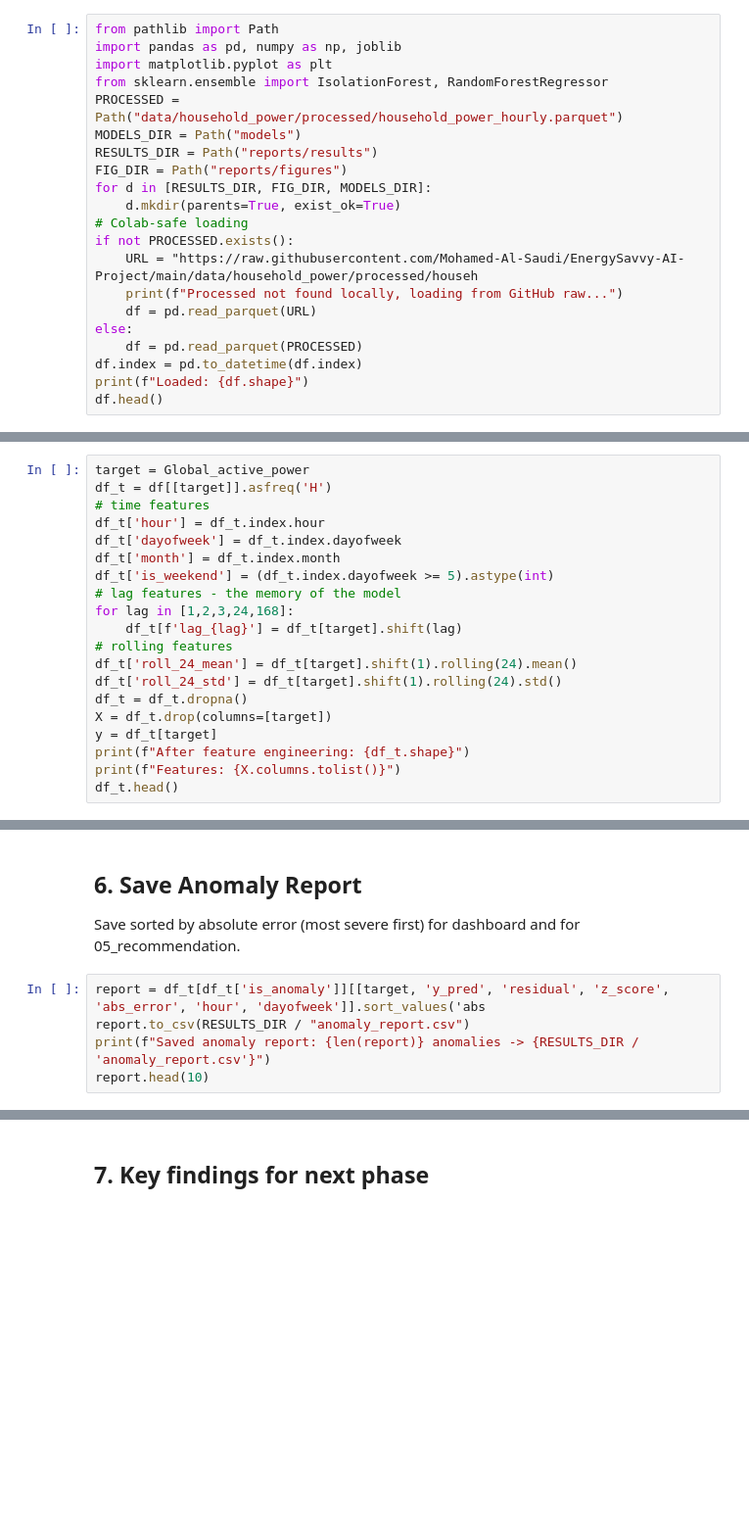
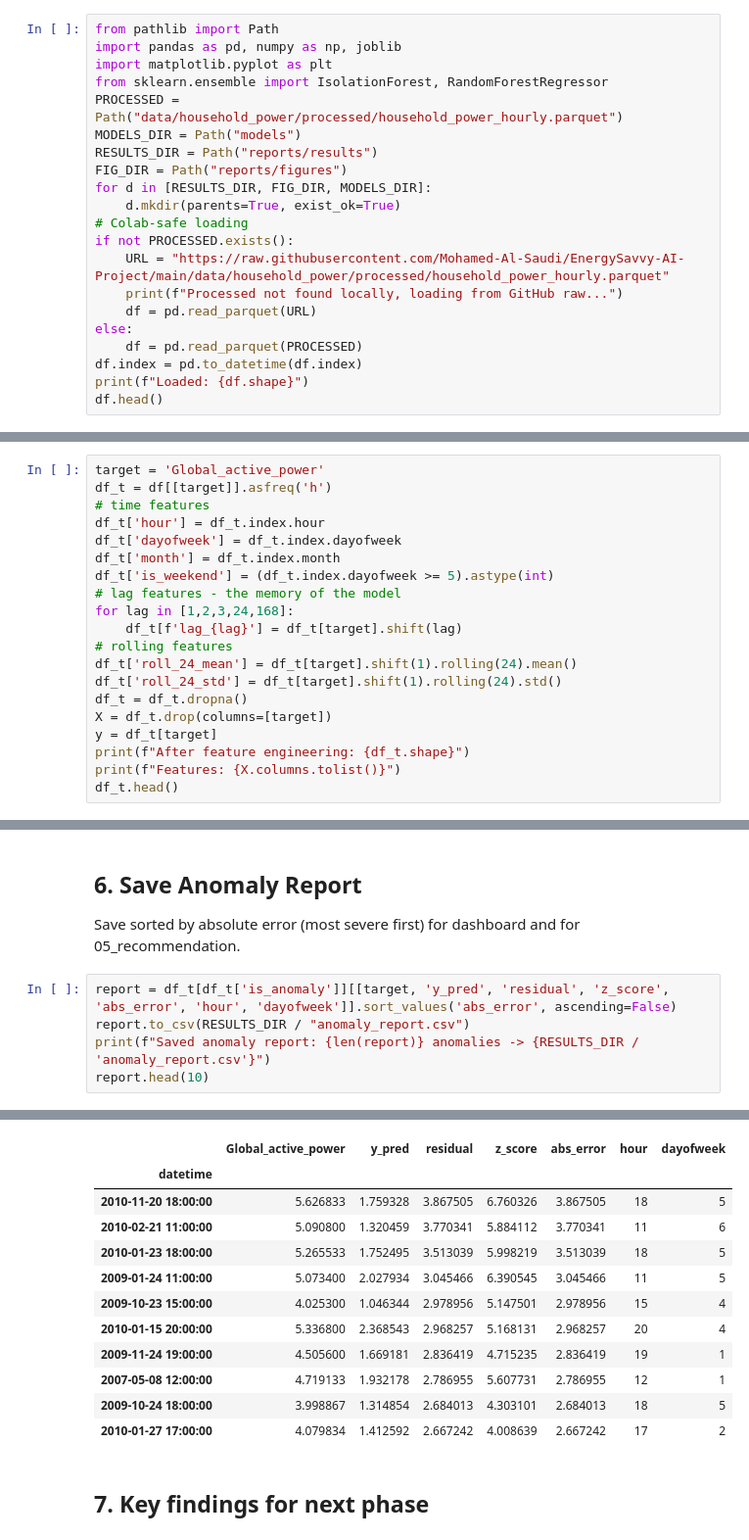
Before and after one commit to Mohamed-Al-Saudi/EnergySavvy-AI-Project, a Jupyter notebook: notebooks/04_anomaly_detection.ipynb, the cells around one changed output, grey strips where cells are left out. Shown at 98% size. Cells and saved outputs as stored; diff of their text form; blank space fills up the shorter version.

```diff
--- a/notebooks/04_anomaly_detection.ipynb
+++ b/notebooks/04_anomaly_detection.ipynb
@@ -28,7 +28,7 @@ for d in [RESULTS_DIR, FIG_DIR, MODELS_DIR]:
     d.mkdir(parents=True, exist_ok=True)
 # Colab-safe loading
 if not PROCESSED.exists():
-    URL = "https://raw.githubusercontent.com/Mohamed-Al-Saudi/EnergySavvy-AI-Project/main/data/household_power/processed/househ
+    URL = "https://raw.githubusercontent.com/Mohamed-Al-Saudi/EnergySavvy-AI-Project/main/data/household_power/processed/household_power_hourly.parquet"
     print(f"Processed not found locally, loading from GitHub raw...")
     df = pd.read_parquet(URL)
 else:
@@ -45,8 +55,8 @@ To reuse the forecasting model, we must recreate exactly the same features:
 
 This ensures our model predictions are consistent.
 # %%
-target = Global_active_power
-df_t = df[[target]].asfreq('H')
+target = 'Global_active_power'
+df_t = df[[target]].asfreq('h')
 # time features
 df_t['hour'] = df_t.index.hour
 df_t['dayofweek'] = df_t.index.dayofweek
@@ -144,7 +182,8 @@ plt.show()
 ## 6. Save Anomaly Report
 Save sorted by absolute error (most severe first) for dashboard and for 05_recommendation.
 # %%
-report = df_t[df_t['is_anomaly']][[target, 'y_pred', 'residual', 'z_score', 'abs_error', 'hour', 'dayofweek']].sort_values('abs
+report = df_t[df_t['is_anomaly']][[target, 'y_pred', 'residual', 'z_score', 'abs_error', 'hour', 'dayofweek']].sort_values('abs_error', ascending=False)
 report.to_csv(RESULTS_DIR / "anomaly_report.csv")
 print(f"Saved anomaly report: {len(report)} anomalies -> {RESULTS_DIR / 'anomaly_report.csv'}")
 report.head(10)
+# %% [output]
@@ -151,3 +191,15 @@ report.head(10)
+|  | Global_active_power | y_pred | residual | z_score | abs_error | hour | dayofweek |
+| datetime |  |  |  |  |  |  |  |
+| 2010-11-20 18:00:00 | 5.626833 | 1.759328 | 3.867505 | 6.760326 | 3.867505 | 18 | 5 |
+| 2010-02-21 11:00:00 | 5.090800 | 1.320459 | 3.770341 | 5.884112 | 3.770341 | 11 | 6 |
+| 2010-01-23 18:00:00 | 5.265533 | 1.752495 | 3.513039 | 5.998219 | 3.513039 | 18 | 5 |
+| 2009-01-24 11:00:00 | 5.073400 | 2.027934 | 3.045466 | 6.390545 | 3.045466 | 11 | 5 |
+| 2009-10-23 15:00:00 | 4.025300 | 1.046344 | 2.978956 | 5.147501 | 2.978956 | 15 | 4 |
+| 2010-01-15 20:00:00 | 5.336800 | 2.368543 | 2.968257 | 5.168131 | 2.968257 | 20 | 4 |
+| 2009-11-24 19:00:00 | 4.505600 | 1.669181 | 2.836419 | 4.715235 | 2.836419 | 19 | 1 |
+| 2007-05-08 12:00:00 | 4.719133 | 1.932178 | 2.786955 | 5.607731 | 2.786955 | 12 | 1 |
+| 2009-10-24 18:00:00 | 3.998867 | 1.314854 | 2.684013 | 4.303101 | 2.684013 | 18 | 5 |
+| 2010-01-27 17:00:00 | 4.079834 | 1.412592 | 2.667242 | 4.008639 | 2.667242 | 17 | 2 |
 # %% [markdown]
 ## 7. Key findings for next phase
 # %% [markdown]
```
Also changed, not shown: parts of 7 cells of this notebook.
